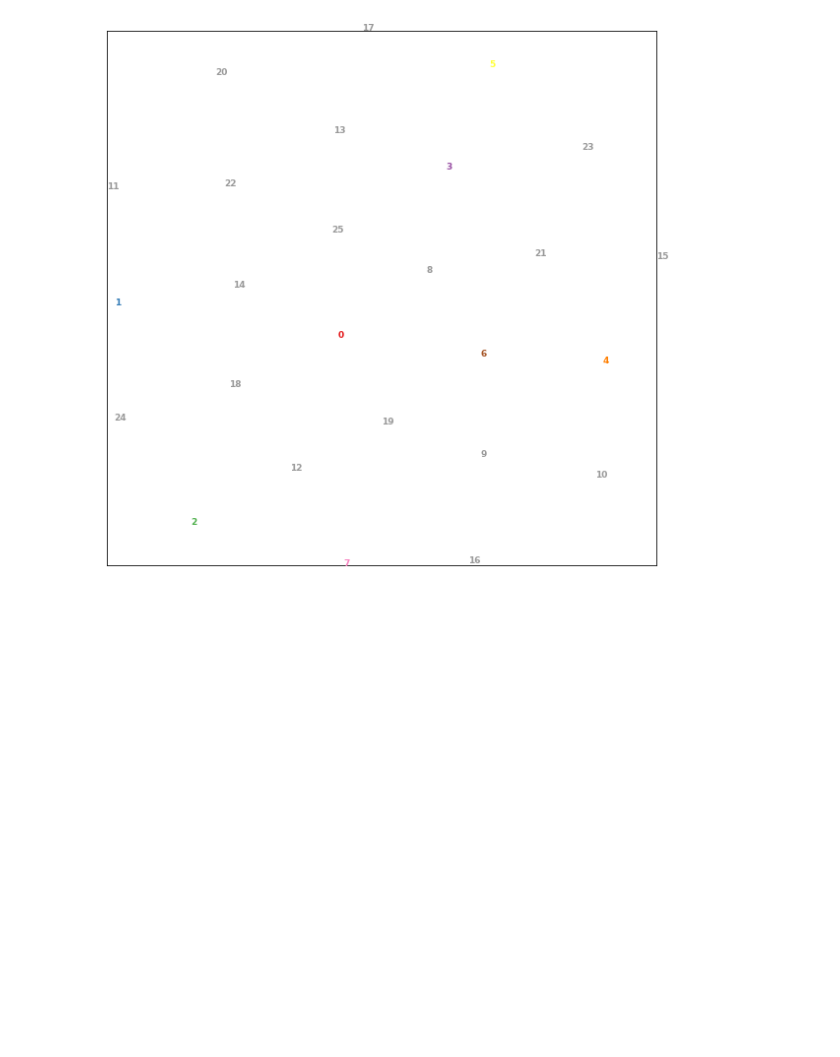
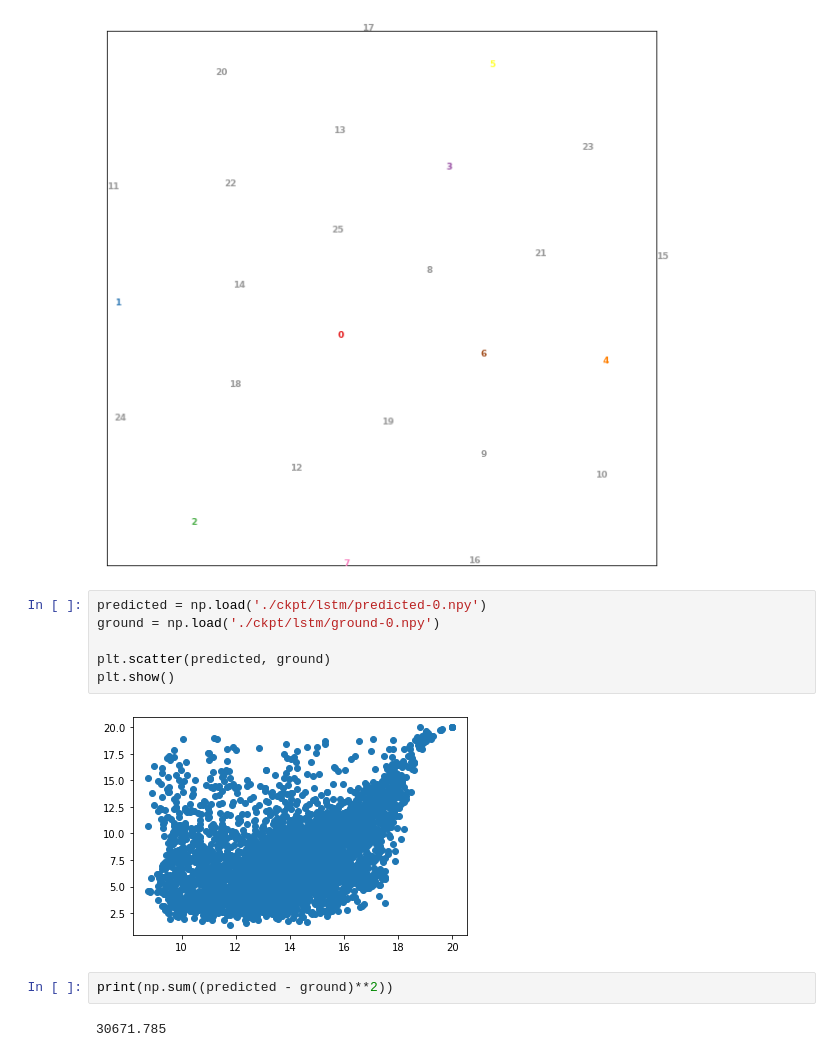
Before and after one commit to JeterHwang/guide-tree, a Jupyter notebook: guideTree-python/visualize.ipynb, the cells around one changed output. Saved outputs shown, nothing was run; the diff lists cells and outputs as text; blank space fills up the shorter version.

```diff
--- a/guideTree-python/visualize.ipynb
+++ b/guideTree-python/visualize.ipynb
@@ -114,3 +114,15 @@ data_visualize(mBed_embedded, [i for i in range(len(mBed))])
 data_visualize(esm_embedded, [i for i in range(len(esm))])
 # %% [output]
 [figure]
+# %%
+predicted = np.load('./ckpt/lstm/predicted-0.npy')
+ground = np.load('./ckpt/lstm/ground-0.npy')
+
+plt.scatter(predicted, ground)
+plt.show()
+# %% [output]
+[figure, added]
+# %%
+print(np.sum((predicted - ground)**2))
+# %% [output]
+30671.785
```
Also changed, not shown: parts of 3 cells of this notebook, 4 other files.
